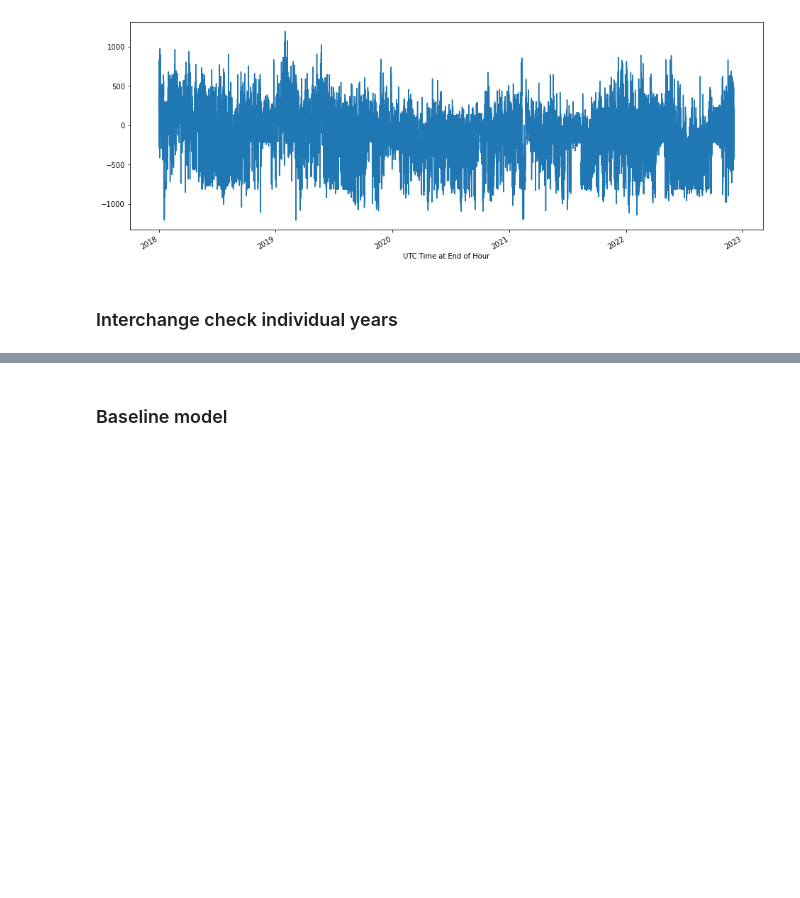
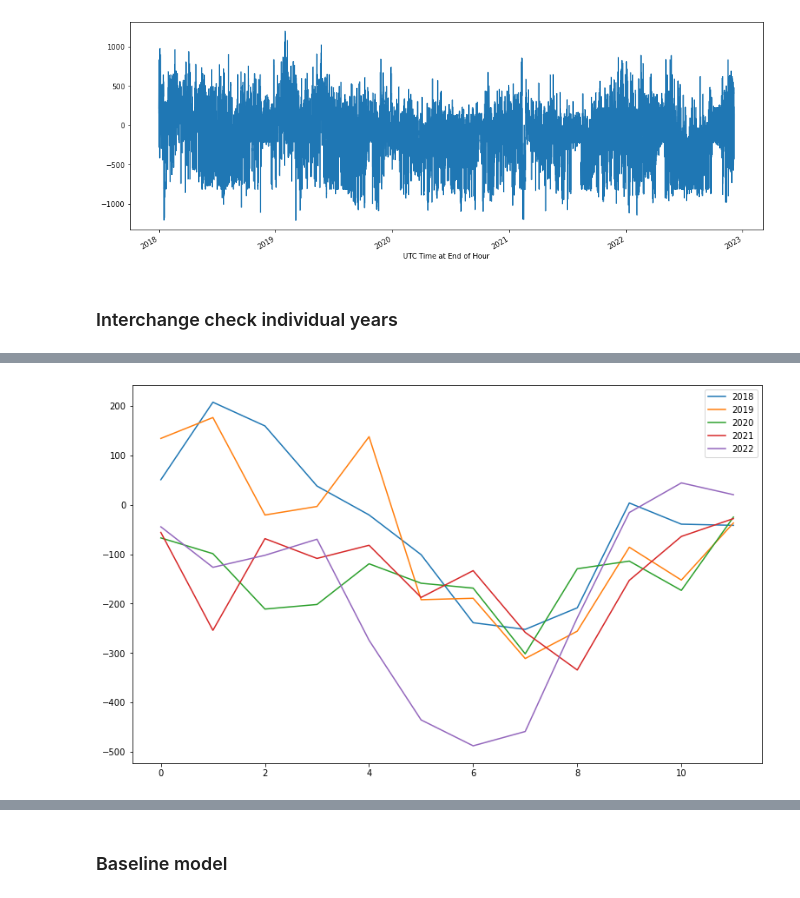
Before and after one commit to JuanMa894/Texas-Power-forecasting-timeseries, a Jupyter notebook: Notebooks/juan-notebook.ipynb, the cells around one changed output, grey strips where cells are left out. Saved outputs shown, nothing was run; the diff lists cells and outputs as text; code cells hidden in the pictures; blank space fills up the shorter version.

```diff
--- a/Notebooks/juan-notebook.ipynb
+++ b/Notebooks/juan-notebook.ipynb
@@ -248,0 +251,4 @@ daily.loc[daily['Total Interchange (MW)'] == np.nan]
+# %%
+temp_annual.plot(figsize = (13,8), subplots=False, legend=True);
+# %% [output]
+[figure, added]
```
Also changed, not shown: parts of 13 cells of this notebook.
